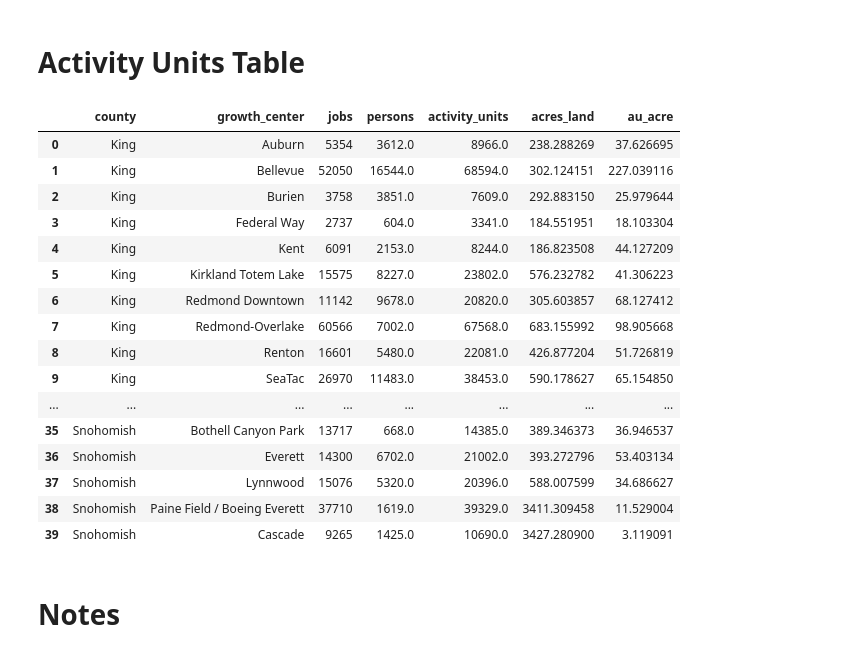
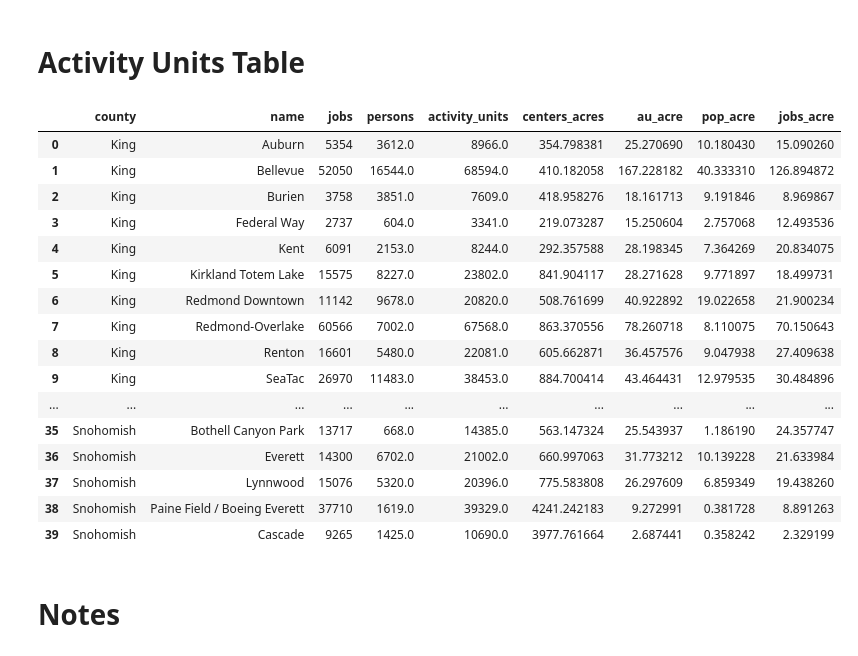
Before and after one commit to jkolberg/centers_density_analysis, a Jupyter notebook: au_acre_far_existing.ipynb, the cells around one changed output. Cells and saved outputs as stored; diff of their text form; code cells hidden in the pictures.

```diff
--- a/au_acre_far_existing.ipynb
+++ b/au_acre_far_existing.ipynb
@@ -57,34 +78,34 @@ land_use_types_df = dataframes['land_use_types']
 # %%
 land_use_include = [
-    1,	#agriculture
+    # 1,	#agriculture
     2,	#Civic and Quasi-Public
     3,	#Commercial
-    4,	#Fisheries
-    5,	#Forest, harvestable
-    6,	#Forest, protected
+    # 4,	#Fisheries
+    # 5,	#Forest, harvestable
+    # 6,	#Forest, protected
     7,	#Government
     8,	#Group Quarters
     9,	#Hospital, Convalescent Center
     10,	#Industrial
     11,	#Military
-    12,	#Mining
+    # 12,	#Mining
     13,	#Mobile Home Park
     14,	#Multi-Family Residential
     15,	#Condo Residential
     16,	#n/a
     17,	#No Land Use Code
     18,	#Office
-    19,	#Park and Open Space
+    # 19,	#Park and Open Space
     20,	#Parking
-    21,	#Recreation
-    22,	#Right-of-Way
+    # 21,	#Recreation
+    # 22,	#Right-of-Way
     23,	#School
     24,	#Single Family Residential
-    25,	#Transportation, Communication, Utilities
+    # 25,	#Transportation, Communication, Utilities
     26,	#Vacant Developable
-    27,	#Vacant Undevelopable
+    # 27,	#Vacant Undevelopable
     28,	#Warehousing
-    29,	#Water
+    # 29,	#Water
     30,	#Mixed Use
 ]
 # %%
@@ -124,8 +145,10 @@ far = far.reset_index()
 far = far.merge(parcel_sqft, on=['county_id','growth_center_id'], how='left')
 # %%
 far['gross_sqft_all'] = far['gross_sqft_res'] + far['gross_sqft_non_res']
+far = far.merge(growth_centers_df[['growth_center_id','centers_acres']], on='growth_center_id', how='left')
+far['centers_sqft'] = (far['centers_acres'] * 43560).round(0).fillna(0).astype(int)
 for type in ['res','non_res','all']:
-    far[f'far_{type}'] = far[f'gross_sqft_{type}'] / far[f'parcel_sqft_{type}']
+    far[f'far_{type}'] = far[f'gross_sqft_{type}'] / far['centers_sqft']
 # %%
 building_parcel_xwalk = buildings_df[['building_id','parcel_id']].set_index('building_id')['parcel_id']
 households_df['parcel_id'] = households_df['building_id'].map(building_parcel_xwalk)
@@ -141,8 +164,9 @@ jobs = jobs_df.loc[jobs_mask].groupby(['county_id','growth_center_id']).size().r
 # %%
 au = persons.merge(jobs, on=['county_id','growth_center_id'], how='outer').merge(far, on=['county_id','growth_center_id'], how='outer')
 au['activity_units'] = au['persons'] + au['jobs']
-au['acres_land'] = au['parcel_sqft_all'] / 43560
-au['au_acre'] = au['activity_units'] / au['acres_land']
+au['au_acre'] = au['activity_units'] / au['centers_acres']
+au['pop_acre'] = au['persons'] / au['centers_acres']
+au['jobs_acre'] = au['jobs'] / au['centers_acres']
 # %%
 county_map = {
     33: 'King',
@@ -152,6 +176,5 @@ county_map = {
 }
 au['county'] = au['county_id'].map(county_map)
 
-growth_centers = growth_centers_df[['growth_center_id','name']].set_index('growth_center_id')['name']
-au['growth_center'] = au['growth_center_id'].map(growth_centers)
+au = au.merge(growth_centers_df[['growth_center_id','name','category']], on='growth_center_id', how='left')
 # %% [markdown]
@@ -226,25 +318,25 @@ au[['county','growth_center','gross_sqft_non_res', 'gross_sqft_res', 'parcel_sqf
 # Activity Units Table
 # %%
 #| title: "Activity Units by Growth Center"
-au[['county','growth_center','jobs','persons','activity_units','acres_land','au_acre']]
+au[['county','name','jobs','persons','activity_units','centers_acres','au_acre','pop_acre','jobs_acre']]
 # %% [output]
-|  | county | growth_center | jobs | persons | activity_units | acres_land | au_acre |
-| 0 | King | Auburn | 5354 | 3612.0 | 8966.0 | 238.288269 | 37.626695 |
-| 1 | King | Bellevue | 52050 | 16544.0 | 68594.0 | 302.124151 | 227.039116 |
-| 2 | King | Burien | 3758 | 3851.0 | 7609.0 | 292.883150 | 25.979644 |
-| 3 | King | Federal Way | 2737 | 604.0 | 3341.0 | 184.551951 | 18.103304 |
-| 4 | King | Kent | 6091 | 2153.0 | 8244.0 | 186.823508 | 44.127209 |
-| 5 | King | Kirkland Totem Lake | 15575 | 8227.0 | 23802.0 | 576.232782 | 41.306223 |
-| 6 | King | Redmond Downtown | 11142 | 9678.0 | 20820.0 | 305.603857 | 68.127412 |
-| 7 | King | Redmond-Overlake | 60566 | 7002.0 | 67568.0 | 683.155992 | 98.905668 |
-| 8 | King | Renton | 16601 | 5480.0 | 22081.0 | 426.877204 | 51.726819 |
-| 9 | King | SeaTac | 26970 | 11483.0 | 38453.0 | 590.178627 | 65.154850 |
-| ... | ... | ... | ... | ... | ... | ... | ... |
-| 35 | Snohomish | Bothell Canyon Park | 13717 | 668.0 | 14385.0 | 389.346373 | 36.946537 |
-| 36 | Snohomish | Everett | 14300 | 6702.0 | 21002.0 | 393.272796 | 53.403134 |
-| 37 | Snohomish | Lynnwood | 15076 | 5320.0 | 20396.0 | 588.007599 | 34.686627 |
-| 38 | Snohomish | Paine Field / Boeing Everett | 37710 | 1619.0 | 39329.0 | 3411.309458 | 11.529004 |
-| 39 | Snohomish | Cascade | 9265 | 1425.0 | 10690.0 | 3427.280900 | 3.119091 |
+|  | county | name | jobs | persons | activity_units | centers_acres | au_acre | pop_acre | jobs_acre |
+| 0 | King | Auburn | 5354 | 3612.0 | 8966.0 | 354.798381 | 25.270690 | 10.180430 | 15.090260 |
+| 1 | King | Bellevue | 52050 | 16544.0 | 68594.0 | 410.182058 | 167.228182 | 40.333310 | 126.894872 |
+| 2 | King | Burien | 3758 | 3851.0 | 7609.0 | 418.958276 | 18.161713 | 9.191846 | 8.969867 |
+| 3 | King | Federal Way | 2737 | 604.0 | 3341.0 | 219.073287 | 15.250604 | 2.757068 | 12.493536 |
+| 4 | King | Kent | 6091 | 2153.0 | 8244.0 | 292.357588 | 28.198345 | 7.364269 | 20.834075 |
+| 5 | King | Kirkland Totem Lake | 15575 | 8227.0 | 23802.0 | 841.904117 | 28.271628 | 9.771897 | 18.499731 |
+| 6 | King | Redmond Downtown | 11142 | 9678.0 | 20820.0 | 508.761699 | 40.922892 | 19.022658 | 21.900234 |
+| 7 | King | Redmond-Overlake | 60566 | 7002.0 | 67568.0 | 863.370556 | 78.260718 | 8.110075 | 70.150643 |
+| 8 | King | Renton | 16601 | 5480.0 | 22081.0 | 605.662871 | 36.457576 | 9.047938 | 27.409638 |
+| 9 | King | SeaTac | 26970 | 11483.0 | 38453.0 | 884.700414 | 43.464431 | 12.979535 | 30.484896 |
+| ... | ... | ... | ... | ... | ... | ... | ... | ... | ... |
+| 35 | Snohomish | Bothell Canyon Park | 13717 | 668.0 | 14385.0 | 563.147324 | 25.543937 | 1.186190 | 24.357747 |
+| 36 | Snohomish | Everett | 14300 | 6702.0 | 21002.0 | 660.997063 | 31.773212 | 10.139228 | 21.633984 |
+| 37 | Snohomish | Lynnwood | 15076 | 5320.0 | 20396.0 | 775.583808 | 26.297609 | 6.859349 | 19.438260 |
+| 38 | Snohomish | Paine Field / Boeing Everett | 37710 | 1619.0 | 39329.0 | 4241.242183 | 9.272991 | 0.381728 | 8.891263 |
+| 39 | Snohomish | Cascade | 9265 | 1425.0 | 10690.0 | 3977.761664 | 2.687441 | 0.358242 | 2.329199 |
 # %% [markdown]
 # Notes
 # %% [markdown]
```
Also changed, not shown: parts of 10 cells of this notebook, 2 other files.
